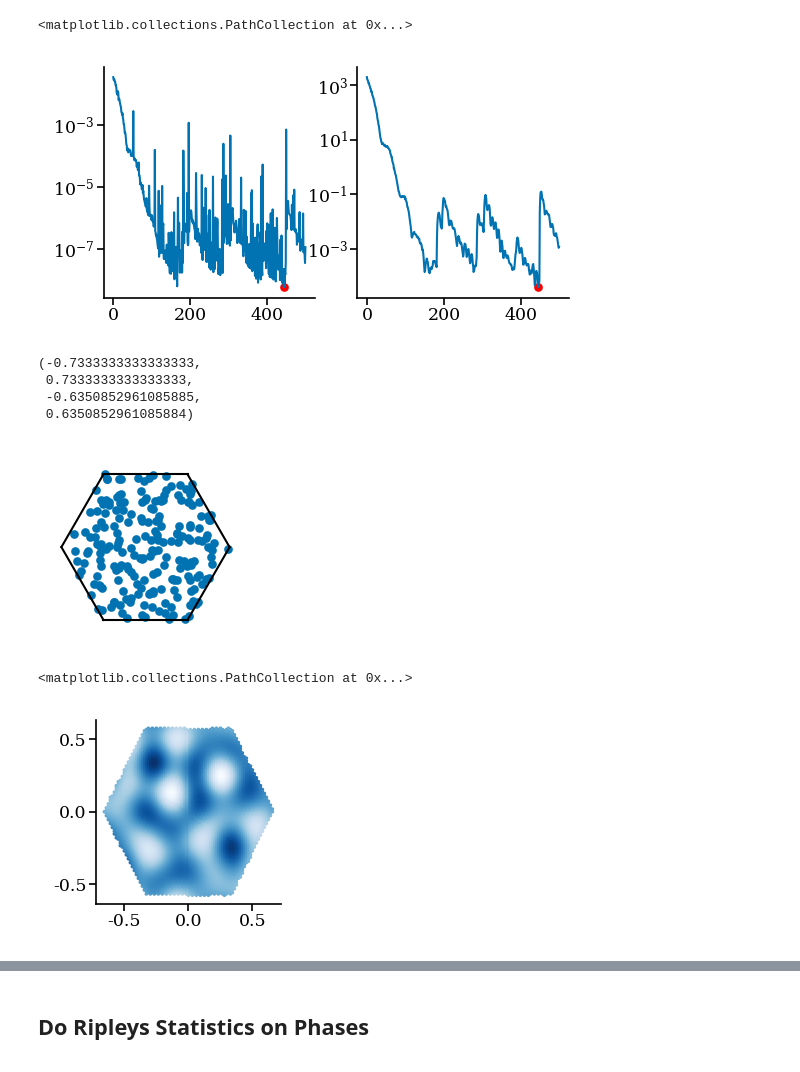
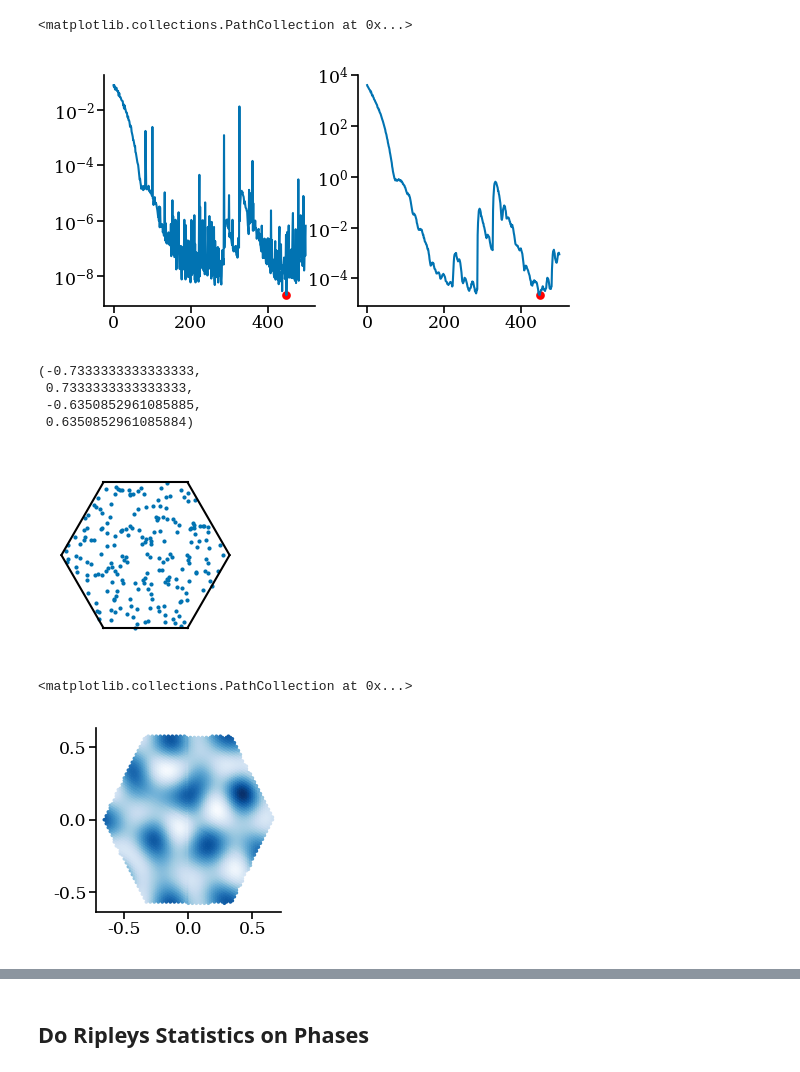
Before and after one commit to bioAI-Oslo/CI-grid-cells, a Jupyter notebook: figure-generating-notebooks/optimal-phase-distributions-lower.ipynb, the cells around one changed output, grey strips where cells are left out. Drawn from its saved outputs; the diff is of its cells as text; code cells hidden in the pictures.

```diff
--- a/figure-generating-notebooks/optimal-phase-distributions-lower.ipynb
+++ b/figure-generating-notebooks/optimal-phase-distributions-lower.ipynb
@@ -46,7 +48,7 @@ def train_model(model, nsamples_space=2**8, epochs=2000):
 dtype = torch.float32
 #model = JacobianCI(ncells=7*15,dtype=dtype,lr=1e-3, shift=0, p_magnitude=0)
 models = []
-nmodels = 10
+nmodels = 50
 epochs = 500
 for i in range(nmodels):
     model = JitterCI(ncells=7*30,dtype=dtype,lr=1e-3, shift=0, p_magnitude=0)
@@ -63,21 +65,21 @@ axs[1].semilogy(metric_history)
 axs[1].scatter(np.argmin(metric_history),np.min(metric_history), s=10, c='red')
 # %% [output]
 <matplotlib.collections.PathCollection at 0x...>
-[figure, old version]
+[figure, new version]
 # %%
 fig,ax = model.unit_cell.plot(color='black')
-ax.scatter(*phases_history[-1].T,s=10)
+ax.scatter(*phases_history[-1].T,s=1)
 ax.axis('equal')
 ax.axis('off')
 # %% [output]
 (-0.7333333333333333,
  0.7333333333333333,
  -0.6350852961085885,
  0.6350852961085884)
-[figure, old version]
+[figure, new version]
 # %%
 kde, mesh, kernel, expanded_phases = model.phase_kde(bw_method=0.1)
 plt.scatter(*mesh.T, c=kde, s=0.5)
 # %% [output]
 <matplotlib.collections.PathCollection at 0x...>
-[figure, old version]
+[figure, new version]
```
Also changed, not shown: parts of 24 cells of this notebook, 1 other file.
